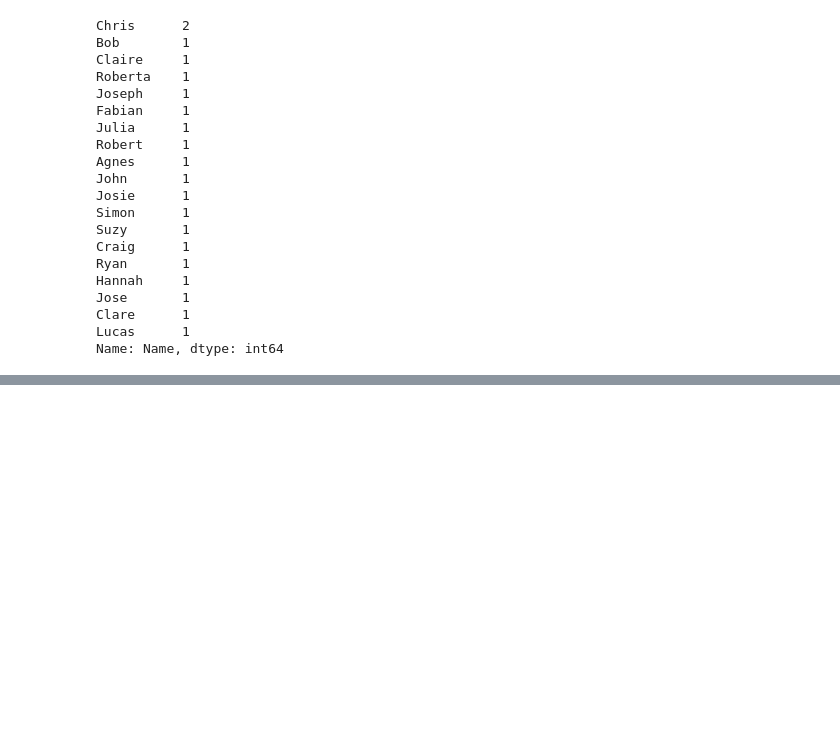
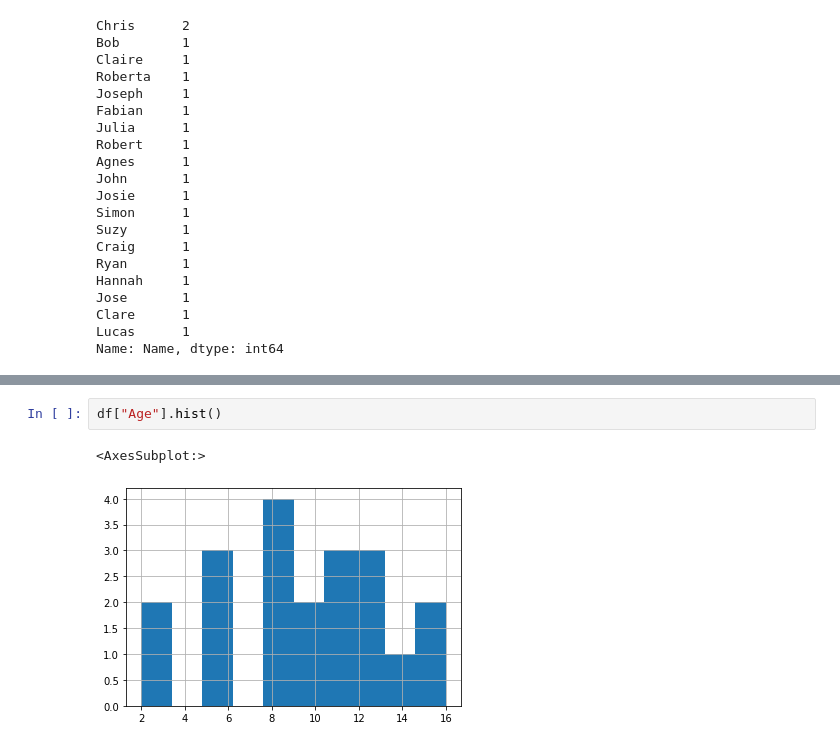
Before and after one commit to ssciwr/jupyter-data-exploration-live, a Jupyter notebook: part2.ipynb, the cells around one changed output, grey strips where cells are left out. Saved outputs shown, nothing was run; the diff lists cells and outputs as text; blank space fills up the shorter version.

```diff
--- a/part2.ipynb
+++ b/part2.ipynb
@@ -508,0 +514,5 @@ Name: Name, dtype: int64
+# %%
+df["Age"].hist()
+# %% [output]
+<AxesSubplot:>
+[figure, added]
```
Also changed, not shown: parts of 1 cell of this notebook.
